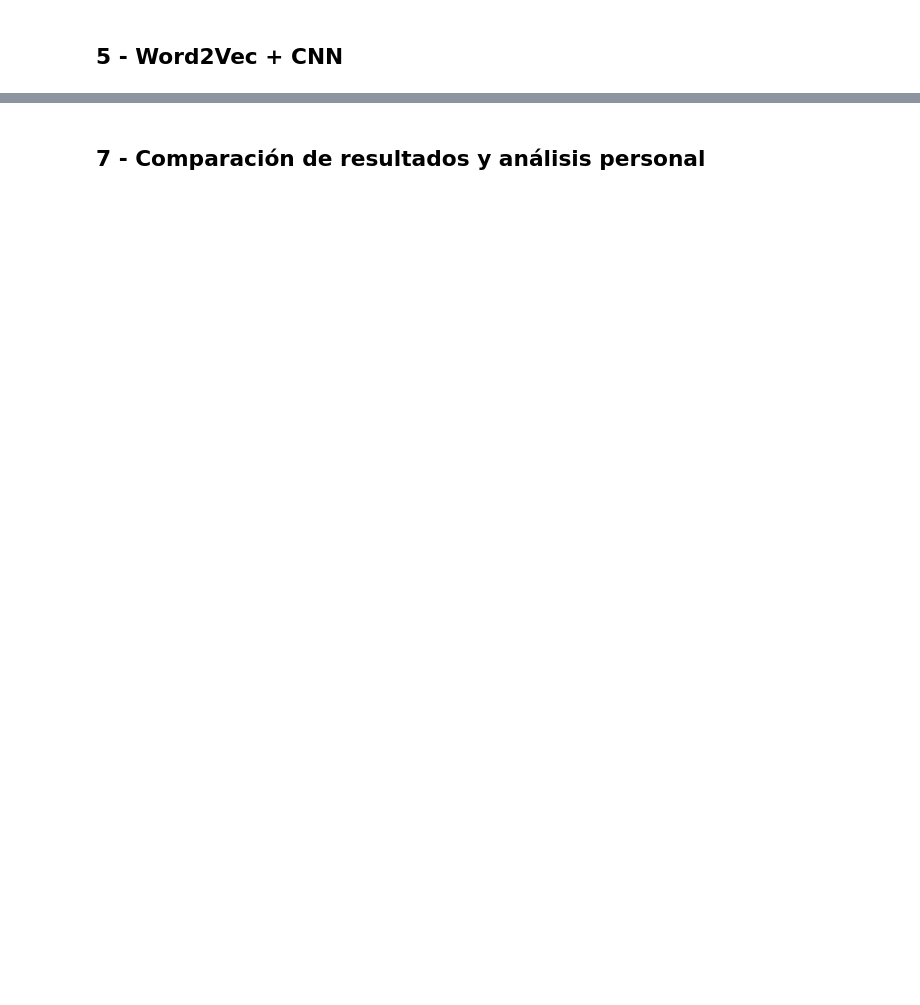
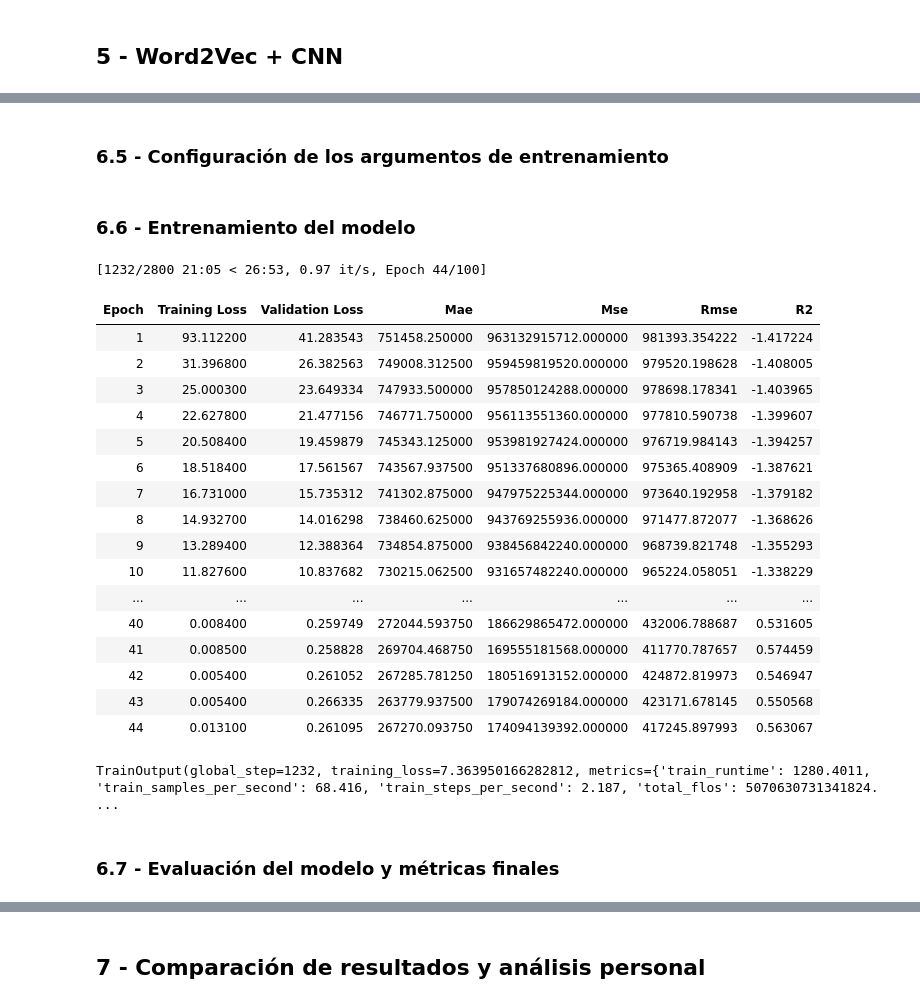
Before and after one commit to asier-ortiz/ai-course-notebooks, a Jupyter notebook: entrega3_asier_ortiz.ipynb, the cells around one changed output, grey strips where cells are left out. Drawn from its saved outputs; the diff is of its cells as text; code cells hidden in the pictures; blank space fills up the shorter version.

```diff
--- a/entrega3_asier_ortiz.ipynb
+++ b/entrega3_asier_ortiz.ipynb
@@ -933,0 +1324,2 @@ all_approaches_results["TF-IDF"] = metrics_df_sorted.copy()
+# %% [markdown]
+### 6.5 - Configuración de los argumentos de entrenamiento
@@ -933,0 +1346,60 @@ all_approaches_results["TF-IDF"] = metrics_df_sorted.copy()
+# %% [markdown]
+### 6.6 - Entrenamiento del modelo
+# %%
+# Función personalizada para ver las métricas durante el entrenamiento
+def compute_metrics(pred: EvalPrediction):
+    """
+    Calcula métricas de regresión (MAE, MSE, RMSE y R2) a partir de las predicciones del modelo.
+    Aplica la inversa del log1p (expm1) para llevar los valores a la escala original del precio.
+
+    Args:
+        pred (EvalPrediction): Objeto con predicciones y etiquetas verdaderas.
+
+    Returns:
+        dict: Diccionario con las métricas calculadas.
+    """
+    y_pred = np.expm1(pred.predictions)
+    y_true = np.expm1(pred.label_ids)
+
+    return {
+        "MAE": mean_absolute_error(y_true, y_pred),
+        "MSE": mean_squared_error(y_true, y_pred),
+        "RMSE": np.sqrt(mean_squared_error(y_true, y_pred)),
+        "R2": r2_score(y_true, y_pred)
+    }
+
+
+# Instancio y configuro el Trainer
+trainer = Trainer(
+    model=model,
+    args=training_args,
+    train_dataset=train_dataset,
+    eval_dataset=test_dataset,
+    compute_metrics=compute_metrics,
+    callbacks=[EarlyStoppingCallback(early_stopping_patience=3)]
+)
+
+# Entreno el modelo
+trainer.train()
+# %% [output]
+[1232/2800 21:05 < 26:53, 0.97 it/s, Epoch 44/100]
+| Epoch | Training Loss | Validation Loss | Mae | Mse | Rmse | R2 |
+| 1 | 93.112200 | 41.283543 | 751458.250000 | 963132915712.000000 | 981393.354222 | -1.417224 |
+| 2 | 31.396800 | 26.382563 | 749008.312500 | 959459819520.000000 | 979520.198628 | -1.408005 |
+| 3 | 25.000300 | 23.649334 | 747933.500000 | 957850124288.000000 | 978698.178341 | -1.403965 |
+| 4 | 22.627800 | 21.477156 | 746771.750000 | 956113551360.000000 | 977810.590738 | -1.399607 |
+| 5 | 20.508400 | 19.459879 | 745343.125000 | 953981927424.000000 | 976719.984143 | -1.394257 |
+| 6 | 18.518400 | 17.561567 | 743567.937500 | 951337680896.000000 | 975365.408909 | -1.387621 |
+| 7 | 16.731000 | 15.735312 | 741302.875000 | 947975225344.000000 | 973640.192958 | -1.379182 |
+| 8 | 14.932700 | 14.016298 | 738460.625000 | 943769255936.000000 | 971477.872077 | -1.368626 |
+| 9 | 13.289400 | 12.388364 | 734854.875000 | 938456842240.000000 | 968739.821748 | -1.355293 |
+| 10 | 11.827600 | 10.837682 | 730215.062500 | 931657482240.000000 | 965224.058051 | -1.338229 |
+| ... | ... | ... | ... | ... | ... | ... |
+| 40 | 0.008400 | 0.259749 | 272044.593750 | 186629865472.000000 | 432006.788687 | 0.531605 |
+| 41 | 0.008500 | 0.258828 | 269704.468750 | 169555181568.000000 | 411770.787657 | 0.574459 |
+| 42 | 0.005400 | 0.261052 | 267285.781250 | 180516913152.000000 | 424872.819973 | 0.546947 |
+| 43 | 0.005400 | 0.266335 | 263779.937500 | 179074269184.000000 | 423171.678145 | 0.550568 |
+| 44 | 0.013100 | 0.261095 | 267270.093750 | 174094139392.000000 | 417245.897993 | 0.563067 |
+TrainOutput(global_step=1232, training_loss=7.363950166282812, metrics={'train_runtime': 1280.4011, 'train_samples_per_second': 68.416, 'train_steps_per_second': 2.187, 'total_flos': 5070630731341824. ...
+# %% [markdown]
+### 6.7 - Evaluación del modelo y métricas finales
```
Also changed, not shown: parts of 50 cells of this notebook, 13 other files.
